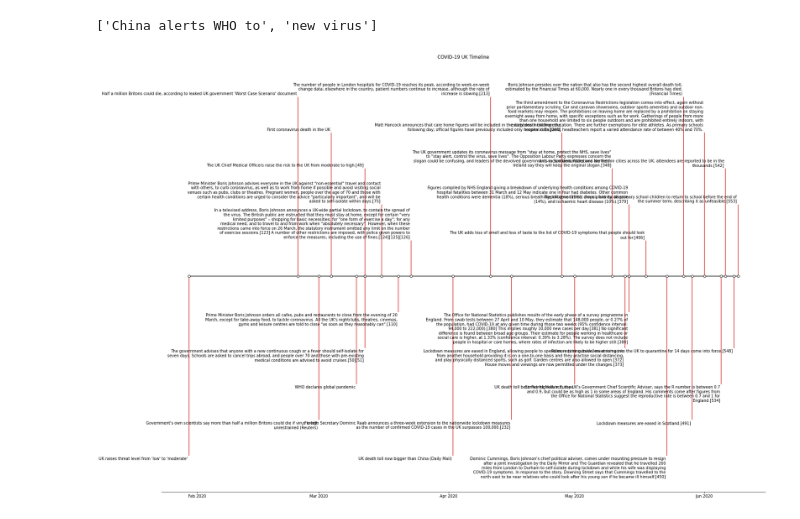
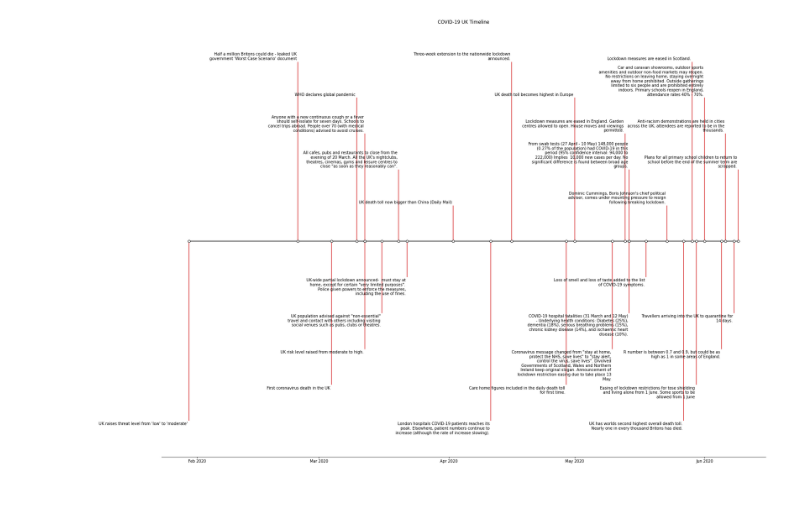
Before and after one commit to aricooperdavis/coronasaurus_NERCHackathonTwo_LearningFromLockdown, a Jupyter notebook: timeline/Timeline Plots.ipynb, the cells around one changed output. Drawn from its saved outputs; the diff is of its cells as text; code cells hidden in the pictures.

```diff
--- a/timeline/Timeline Plots.ipynb
+++ b/timeline/Timeline Plots.ipynb
@@ -13,10 +13,6 @@ months = {'Jan': 1, 'Feb': 2, 'Mar': 3, 'Apr': 4, 'May': 5, 'Jun': 6, 'Jul': 7,
 # %%
 timeline = pd.read_csv('cv19_timeline_utf8.csv')
 timeline_uk = pd.read_csv('uk_cv19_timeline_utf8.csv')
-# %%
-textwrap.wrap(timeline['Headline'][0], 20)
-# %% [output]
-['China alerts WHO to', 'new virus']
 # %%
 timeline_dates_corrected = []
 for date in timeline.Date.values:
@@ -30,39 +26,39 @@ for date in timeline_uk.Date.values:
 
 timeline_uk['Date_'] = timeline_uk_dates_corrected
 # %%
-string_linebreak = 100
+string_linebreak = 50
 # Choose some nice levels
 levels = np.tile([-5, 5,-4, 4, -3, 3, -2, 2,  -1, 1],
                  int(np.ceil(len(timeline_uk['Date_'])/6)))[:len(timeline_uk['Date_'])]
 
 # Create figure and plot a stem plot with the date
 fig, ax = plt.subplots(figsize=(24, 16), constrained_layout=True)
 ax.set(title="COVID-19 UK Timeline")
 
 ax.vlines(timeline_uk['Date_'], 0, levels, color="tab:red")  # The vertical stems.
 ax.plot(timeline_uk['Date_'], np.zeros_like(timeline_uk['Date_']), "-o",
         color="k", markerfacecolor="w")  # Baseline and markers on it.
 
 # annotate lines
 for d, l, r in zip(timeline_uk['Date_'], levels, timeline_uk['Headline']):
     ax.annotate("\n".join(textwrap.wrap(r, string_linebreak)), xy=(d, l),
                 xytext=(-3, np.sign(l)*3), textcoords="offset points",
                 horizontalalignment="right",
                 verticalalignment="bottom" if l > 0 else "top")
 
 # format xaxis with 4 month intervals
 #ax.set_xlabel('Date')
 ax.xaxis.set_major_locator(mdates.MonthLocator(interval=1))
 ax.xaxis.set_major_formatter(mdates.DateFormatter("%b %Y"))
 #plt.setp(ax.get_xticklabels(), rotation=30, ha="right")
 
 # remove y axis and spines
 ax.get_yaxis().set_visible(False)
 for spine in ["left", "top", "right"]:
     ax.spines[spine].set_visible(False)
 
 ax.margins(y=0.1)
 plt.show()
 # %% [output]
-[figure, old version]
+[figure, new version]
 # %%
```
Also changed, not shown: parts of 1 cell of this notebook, 1 other file.
